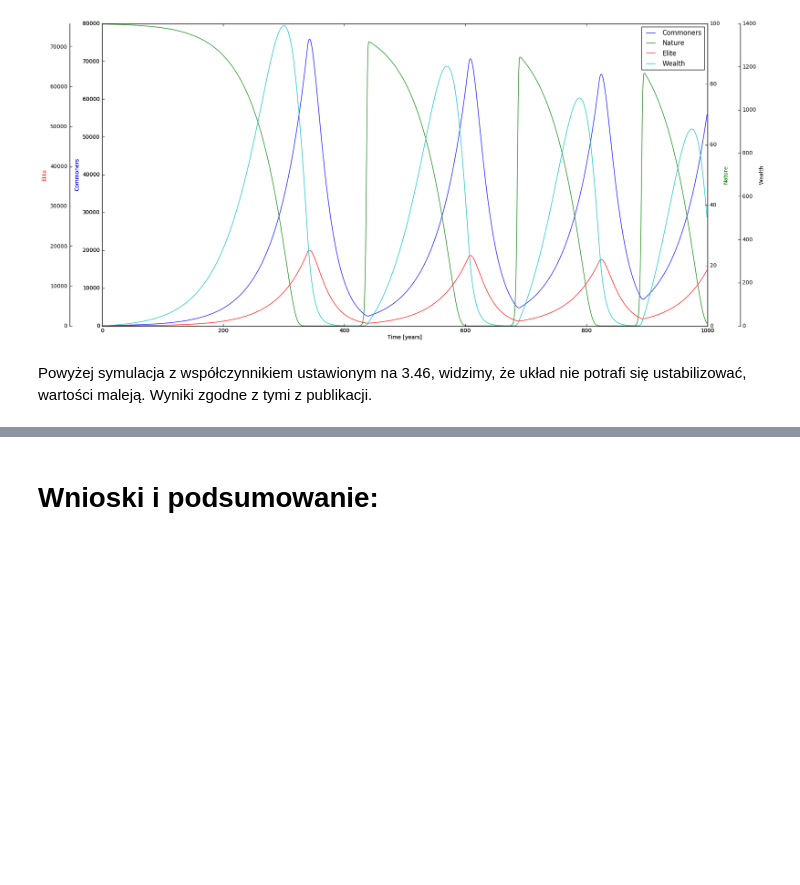
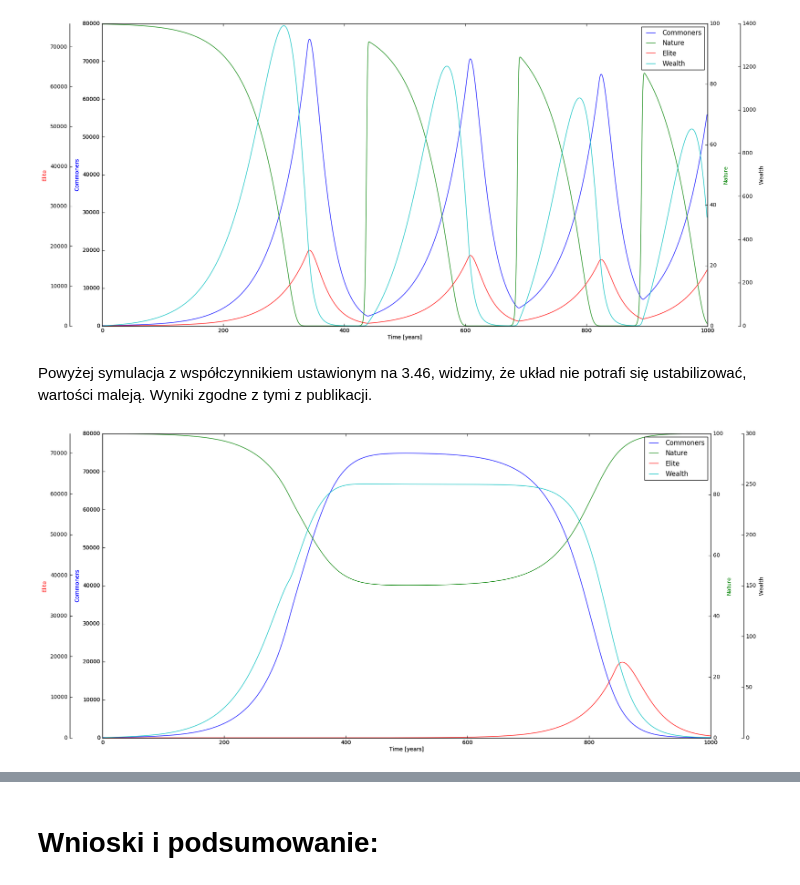
Before and after one commit to Passarinho4/isz-handy, a Jupyter notebook: HANDY.ipynb, the cells around one changed output, grey strips where cells are left out. Cells and saved outputs as stored; diff of their text form; code cells hidden in the pictures; blank space fills up the shorter version.

```diff
--- a/HANDY.ipynb
+++ b/HANDY.ipynb
@@ -217,28 +217,30 @@ salary_per_capita = 0.0005
 threshold_wealth_per_capita = 0.005
 nature_regeneration_rate = 0.01
 nature_carring_capacity = 100
-inequality_factor = [1, 10, 100]
+inequality_factor = [1, 10, 10]
 
 #variables initial values
 commoner_population_initial = 100
-elite_population_initial = [0, 10, 25]
+elite_population_initial = [0, 10, 25, 0.001, 3000]
 nature_initial = nature_carring_capacity
 accumulated_wealth_initial = 0
 
 #I have no idea how can I calculate this value, so I set something randomly.
-elite_to_commoner_equilibrium_ratio = 0.6
+elite_to_commoner_equilibrium_ratio = 0.65
 
 
-helper_parameter = (famine_death_rate - commoner_birth_rate) / (famine_death_rate - normal_death_rate)
 
 def egalitarian_optimal_depletion_factor():
+    helper_parameter = (famine_death_rate - commoner_birth_rate) / (famine_death_rate - normal_death_rate)
     return (2 *  helper_parameter * salary_per_capita)/ nature_carring_capacity
 
 def equitable_optimal_depletion_factor(elite_scenario):
+    helper_parameter = (famine_death_rate - commoner_birth_rate) / (famine_death_rate - normal_death_rate)
     helper = (1 + elite_population_initial[elite_scenario] / commoner_population_initial)
     return ((2 * helper_parameter * salary_per_capita)/ nature_carring_capacity) * helper
 
 def unequal_optimal_depletion_factor(elite_scenario, equality_scenario):
+    helper_parameter = (famine_death_rate - commoner_birth_rate) / (famine_death_rate - normal_death_rate)
     helper = (1 + inequality_factor[equality_scenario] * elite_to_commoner_equilibrium_ratio)
     return ((2 * helper_parameter * salary_per_capita)/ nature_carring_capacity) * helper
 
@@ -249,7 +251,7 @@ def depletion_factor(equality_scenario, elite_scenario, depletion_modifier):
     elif equality_scenario == 1:
         depletion_helper = equitable_optimal_depletion_factor(elite_scenario)
     else:
-        equality_helper = unequal_optimal_depletion_factor(elite_scenario, equality_scenario)
+        depletion_helper = unequal_optimal_depletion_factor(elite_scenario, equality_scenario)
     return depletion_helper * depletion_modifier
 
 def wealth_threshold(actual_commoner_population, actual_elite_population, equality_scenario):
@@ -367,3 +369,7 @@ simulate(elite_scenario = 2, equality_scenario = 0, tmax = 1000, depletion_modif
 [figure]
 # %% [markdown]
 Powyżej symulacja z współczynnikiem ustawionym na 3.46, widzimy, że układ nie potrafi się ustabilizować, wartości maleją. Wyniki zgodne z tymi z publikacji.
+# %%
+simulate(elite_scenario = 3, equality_scenario = 1, tmax =1000, depletion_modifier = 1)
+# %% [output]
+[figure, added]
```
Also changed, not shown: parts of 13 cells of this notebook.
